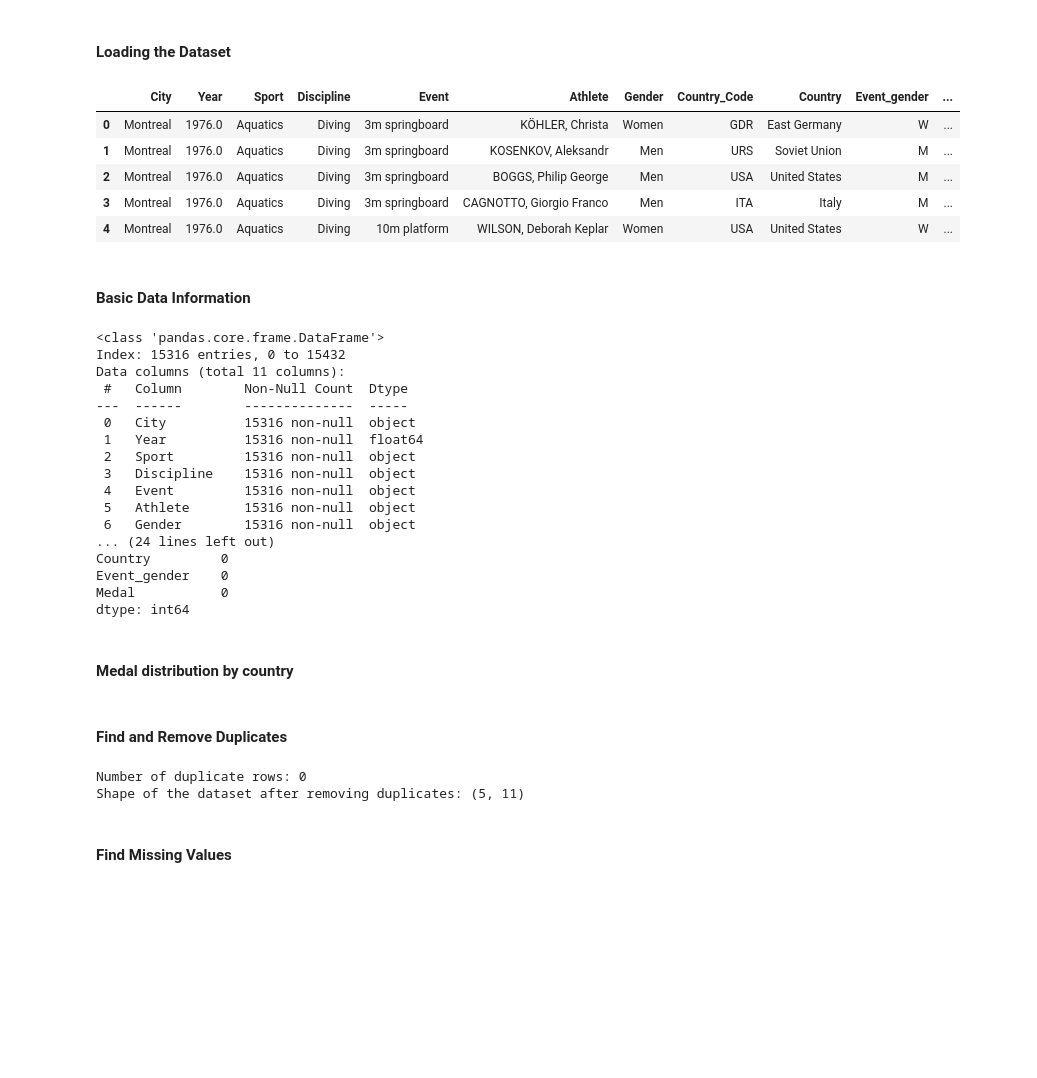
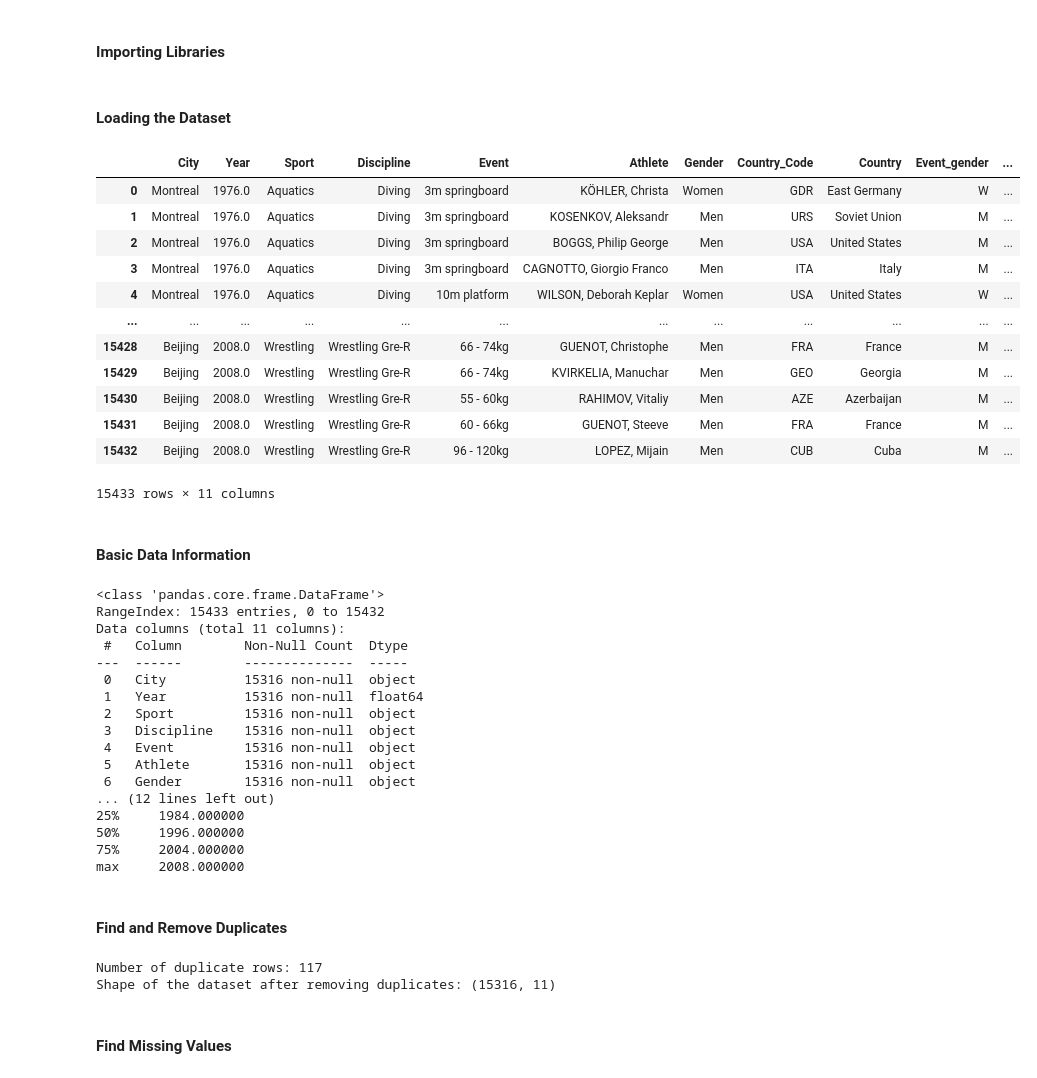
Before and after one commit to hpourmand/Olympic-Performance-Analysis-by-Country, a Jupyter notebook: EDA.Olympics.ipynb, the cells around one changed output. Drawn from its saved outputs; the diff is of its cells as text; code cells hidden in the pictures; blank space fills up the shorter version.

```diff
--- a/EDA.Olympics.ipynb
+++ b/EDA.Olympics.ipynb
@@ -1 +1,3 @@
+# %% [markdown]
+#### Importing Libraries
 # %%
@@ -7,26 +8,29 @@ import seaborn as sns
 #### Loading the Dataset
 # %%
 df = pd.read_csv('/Users/hpourmand/Desktop/Coursera/Olympics/olympics.csv', encoding='ISO-8859-1')
-
-# The first few rows of the dataset
-df = df.head()
 df
 # %% [output]
 |  | City | Year | Sport | Discipline | Event | Athlete | Gender | Country_Code | Country | Event_gender | ... |
 | 0 | Montreal | 1976.0 | Aquatics | Diving | 3m springboard | KÖHLER, Christa | Women | GDR | East Germany | W | ... |
 | 1 | Montreal | 1976.0 | Aquatics | Diving | 3m springboard | KOSENKOV, Aleksandr | Men | URS | Soviet Union | M | ... |
 | 2 | Montreal | 1976.0 | Aquatics | Diving | 3m springboard | BOGGS, Philip George | Men | USA | United States | M | ... |
 | 3 | Montreal | 1976.0 | Aquatics | Diving | 3m springboard | CAGNOTTO, Giorgio Franco | Men | ITA | Italy | M | ... |
 | 4 | Montreal | 1976.0 | Aquatics | Diving | 10m platform | WILSON, Deborah Keplar | Women | USA | United States | W | ... |
+| ... | ... | ... | ... | ... | ... | ... | ... | ... | ... | ... | ... |
+| 15428 | Beijing | 2008.0 | Wrestling | Wrestling Gre-R | 66 - 74kg | GUENOT, Christophe | Men | FRA | France | M | ... |
+| 15429 | Beijing | 2008.0 | Wrestling | Wrestling Gre-R | 66 - 74kg | KVIRKELIA, Manuchar | Men | GEO | Georgia | M | ... |
+| 15430 | Beijing | 2008.0 | Wrestling | Wrestling Gre-R | 55 - 60kg | RAHIMOV, Vitaliy | Men | AZE | Azerbaijan | M | ... |
+| 15431 | Beijing | 2008.0 | Wrestling | Wrestling Gre-R | 60 - 66kg | GUENOT, Steeve | Men | FRA | France | M | ... |
+| 15432 | Beijing | 2008.0 | Wrestling | Wrestling Gre-R | 96 - 120kg | LOPEZ, Mijain | Men | CUB | Cuba | M | ... |
+15433 rows × 11 columns
 # %% [markdown]
 #### Basic Data Information
 # %%
 print(df.info())
 print(df.describe())
-print(df.isnull().sum())
 # %% [output]
 <class 'pandas.core.frame.DataFrame'>
-Index: 15316 entries, 0 to 15432
+RangeIndex: 15433 entries, 0 to 15432
 Data columns (total 11 columns):
  #   Column        Non-Null Count  Dtype
 ---  ------        --------------  -----
@@ -37,17 +41,14 @@ Data columns (total 11 columns):
  4   Event         15316 non-null  object
  5   Athlete       15316 non-null  object
  6   Gender        15316 non-null  object
-... (24 lines left out)
-Country         0
-Event_gender    0
-Medal           0
-dtype: int64
+... (12 lines left out)
+25%     1984.000000
+50%     1996.000000
+75%     2004.000000
+max     2008.000000
-# %% [markdown]
-#### Medal distribution by country
 # %% [markdown]
 #### Find and Remove Duplicates
 # %%
-# Check for duplicates
 duplicate_rows = df[df.duplicated()]
 print(f'Number of duplicate rows: {len(duplicate_rows)}')
 
@@ -56,8 +57,8 @@ df = df.drop_duplicates()
 
 print(f'Shape of the dataset after removing duplicates: {df.shape}')
 # %% [output]
-Number of duplicate rows: 0
-Shape of the dataset after removing duplicates: (5, 11)
+Number of duplicate rows: 117
+Shape of the dataset after removing duplicates: (15316, 11)
 # %% [markdown]
 #### Find Missing Values
 # %%
```
Also changed, not shown: parts of 13 cells of this notebook.
